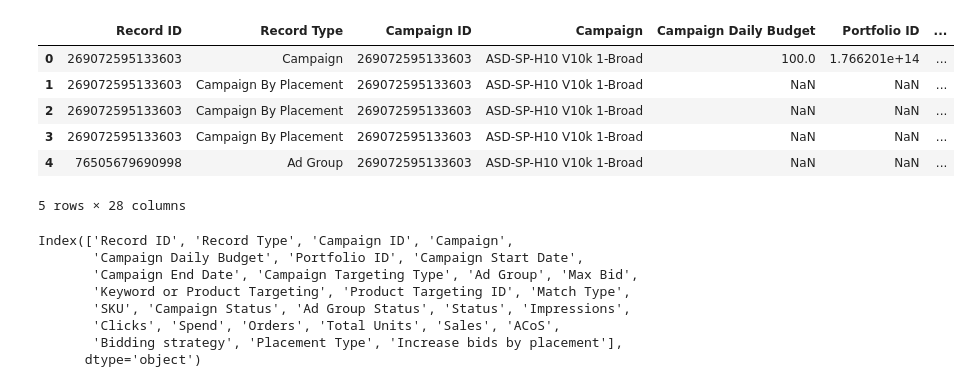
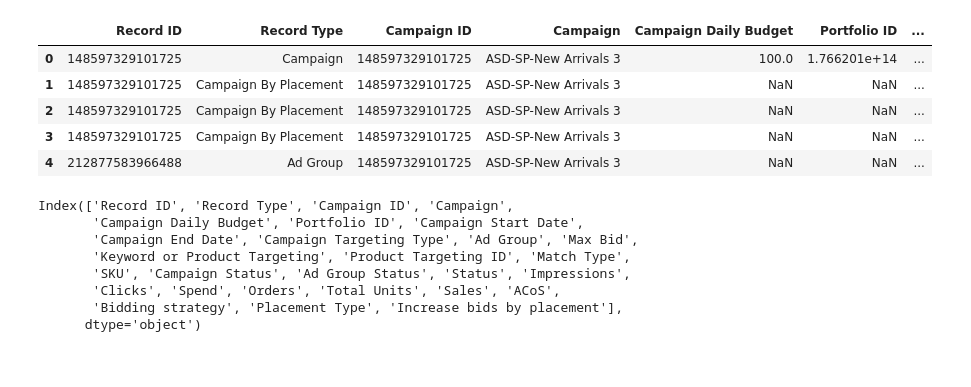
Before and after one commit to johnschwehr/prototypes, a Jupyter notebook: ppcopt.ipynb, the cells around one changed output. Saved outputs shown, nothing was run; the diff lists cells and outputs as text; code cells hidden in the pictures.

```diff
--- a/ppcopt.ipynb
+++ b/ppcopt.ipynb
@@ -2,17 +2,19 @@
 import pandas as pd
 
 pd.set_option('display.max_rows',15)
+pd.set_option('display.max_columns',None)
+
+spst='bulk-ad8fvhufsemyg-20210812-20210819-1629845738102.xlsx'
 # %%
-workbook = pd.read_excel('bulk-ad8fvhufsemyg-20210816-20210823-1629761825069.xlsx',sheet_name='Sponsored Products Campaigns')
+workbook = pd.read_excel(spst,sheet_name='Sponsored Products Campaigns')
 workbook.head()
 # %% [output]
 |  | Record ID | Record Type | Campaign ID | Campaign | Campaign Daily Budget | Portfolio ID | ... |
-| 0 | 269072595133603 | Campaign | 269072595133603 | ASD-SP-H10 V10k 1-Broad | 100.0 | 1.766201e+14 | ... |
-| 1 | 269072595133603 | Campaign By Placement | 269072595133603 | ASD-SP-H10 V10k 1-Broad | NaN | NaN | ... |
-| 2 | 269072595133603 | Campaign By Placement | 269072595133603 | ASD-SP-H10 V10k 1-Broad | NaN | NaN | ... |
-| 3 | 269072595133603 | Campaign By Placement | 269072595133603 | ASD-SP-H10 V10k 1-Broad | NaN | NaN | ... |
-| 4 | 76505679690998 | Ad Group | 269072595133603 | ASD-SP-H10 V10k 1-Broad | NaN | NaN | ... |
+| 0 | 148597329101725 | Campaign | 148597329101725 | ASD-SP-New Arrivals 3 | 100.0 | 1.766201e+14 | ... |
+| 1 | 148597329101725 | Campaign By Placement | 148597329101725 | ASD-SP-New Arrivals 3 | NaN | NaN | ... |
+| 2 | 148597329101725 | Campaign By Placement | 148597329101725 | ASD-SP-New Arrivals 3 | NaN | NaN | ... |
+| 3 | 148597329101725 | Campaign By Placement | 148597329101725 | ASD-SP-New Arrivals 3 | NaN | NaN | ... |
+| 4 | 212877583966488 | Ad Group | 148597329101725 | ASD-SP-New Arrivals 3 | NaN | NaN | ... |
-5 rows × 28 columns
 # %%
 workbook.columns
 # %% [output]
```
Also changed, not shown: parts of 8 cells of this notebook, 1 other file.
